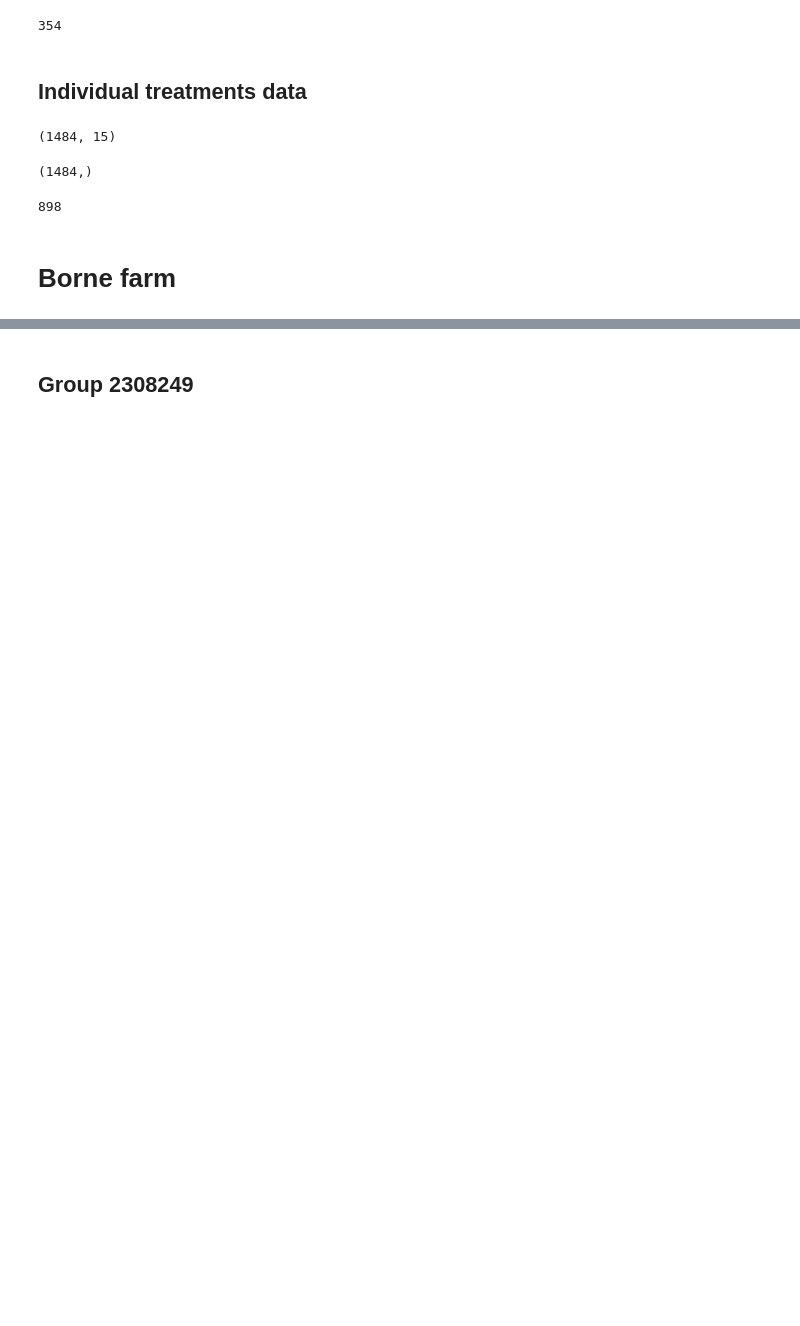
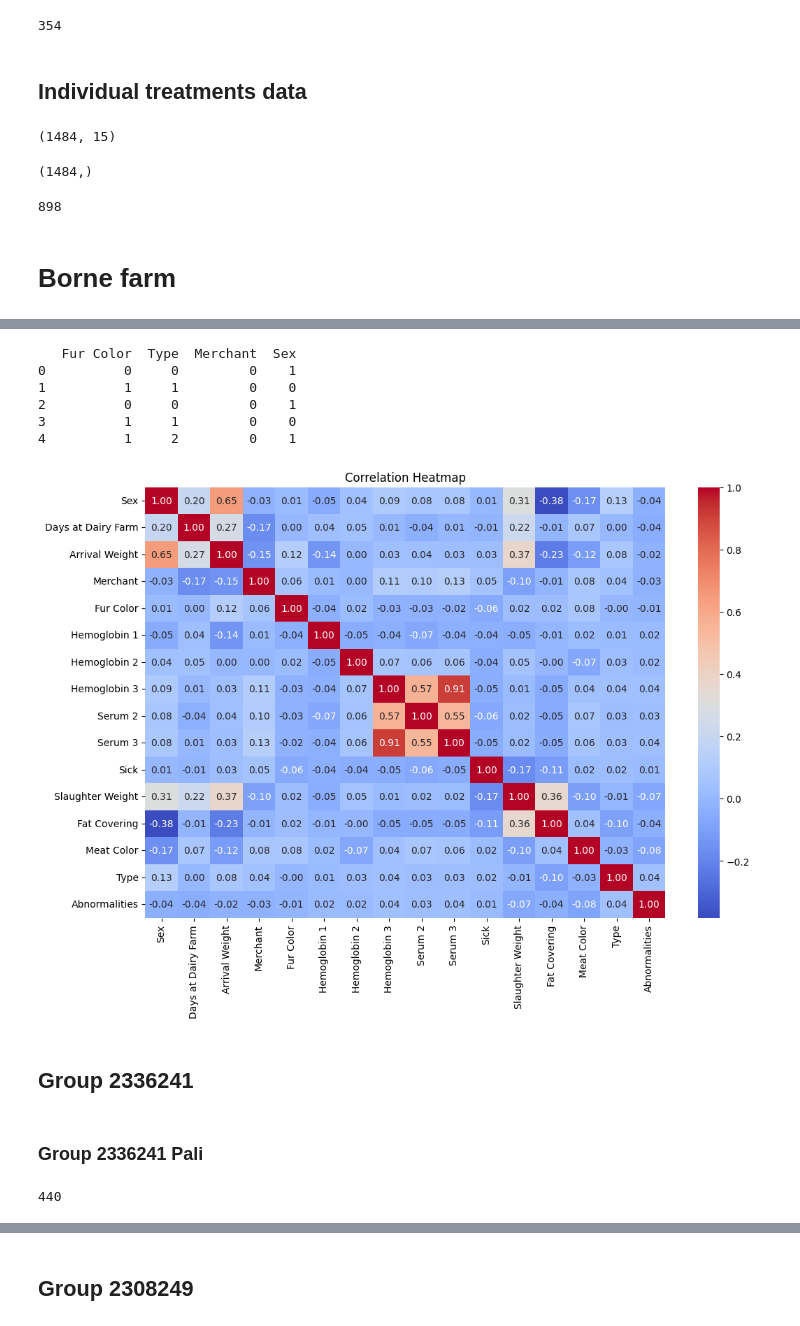
Before and after one commit to AI-Farming-Thewi/cows_analysis, a Jupyter notebook: Farms analysis.ipynb, the cells around one changed output, grey strips where cells are left out. Saved outputs shown, nothing was run; the diff lists cells and outputs as text; code cells hidden in the pictures; blank space fills up the shorter version.

Commit message:
Analysed Borne farm/stable data
Combined the sheets for each individual animal (for each group & combined) and checked for correlations with getting sick.

```diff
--- a/Farms analysis.ipynb
+++ b/Farms analysis.ipynb
@@ -155,0 +328,5 @@ len(cows_in_all_dfs)
+# %%
+columns_to_drop = ['Arrival date', 'Handelaar', 'ID nummer', 'cow_id', 'Levensnr', 'Land']
+df_cleaned_duplicates = df_cleaned_empty_columns.drop(columns=columns_to_drop)
+
+print(df_cleaned_duplicates.columns)
@@ -155,0 +342,6 @@ len(cows_in_all_dfs)
+# %%
+additional_columns_to_drop = ['Volgnr.', 'Koppel', 'Correctie', 'UBN', 'Huisvesting', 'Categorie', 'Sexe', 'Lev.nr', 'Birth Date']
+
+df_final_cleaned = df_cleaned_duplicates.drop(columns=additional_columns_to_drop)
+
+print(df_final_cleaned.columns)
@@ -155,0 +383,11 @@ len(cows_in_all_dfs)
+# %%
+df_final_cleaned['HB2'] = df_final_cleaned['HB2'].fillna(0)
+df_final_cleaned['HB3'] = df_final_cleaned['HB3'].fillna(0)
+df_final_cleaned['S2'] = df_final_cleaned['S2'].fillna(0)
+df_final_cleaned['S3'] = df_final_cleaned['S3'].fillna(0)
+
+df_final_cleaned['Afwijkingen'] = df_final_cleaned['Afwijkingen'].apply(lambda x: 0 if pd.isna(x) else 1)
+
+df_final_cleaned['Sex'] = df_final_cleaned['Sex'].map({'S': 1, 'V': 0}).astype(int)
+
+print(df_final_cleaned.head())
@@ -155,0 +506,33 @@ len(cows_in_all_dfs)
+# %%
+df_final_cleaned['Fur Color'] = pd.factorize(df_final_cleaned['Fur Color'])[0]
+df_final_cleaned['Type'] = pd.factorize(df_final_cleaned['Type'])[0]
+df_final_cleaned['Merchant'] = pd.factorize(df_final_cleaned['Merchant'])[0]
+
+print(df_final_cleaned[['Fur Color', 'Type', 'Merchant', 'Sex']].head(5))
+# %% [output]
+   Fur Color  Type  Merchant  Sex
+0          0     0         0    1
+1          1     1         0    0
+2          0     0         0    1
+3          1     1         0    0
+4          1     2         0    1
+# %%
+numeric_df = df_final_cleaned[['Sex', 'Days at Dairy Farm', 'Arrival Weight',
+                               'Merchant', 'Fur Color', 'Hemoglobin 1',
+                               'Hemoglobin 2', 'Hemoglobin 3', 'Serum 2',
+                               'Serum 3', 'Sick', 'Slaughter Weight',
+                               'Fat Covering', 'Meat Color', 'Type',
+                               'Abnormalities']]
+
+correlations = numeric_df.corr()
+
+plt.figure(figsize=(12, 8))
+sns.heatmap(correlations, annot=True, fmt=".2f", cmap='coolwarm', cbar=True)
+plt.title('Correlation Heatmap')
+plt.show()
+# %% [output]
+[figure, added]
+# %% [markdown]
+## Group 2336241
+# %% [markdown]
+### Group 2336241 Pali
@@ -155,0 +547,4 @@ len(cows_in_all_dfs)
+# %%
+len(same_cows_2336241)
+# %% [output]
+440
```
Also changed, not shown: parts of 167 cells of this notebook.
